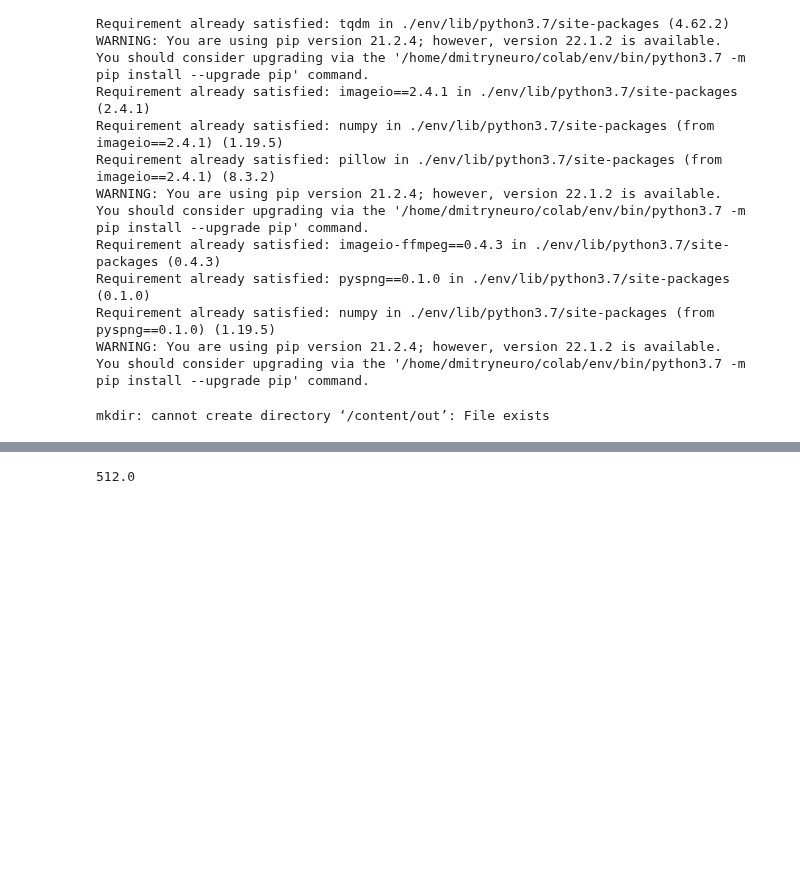
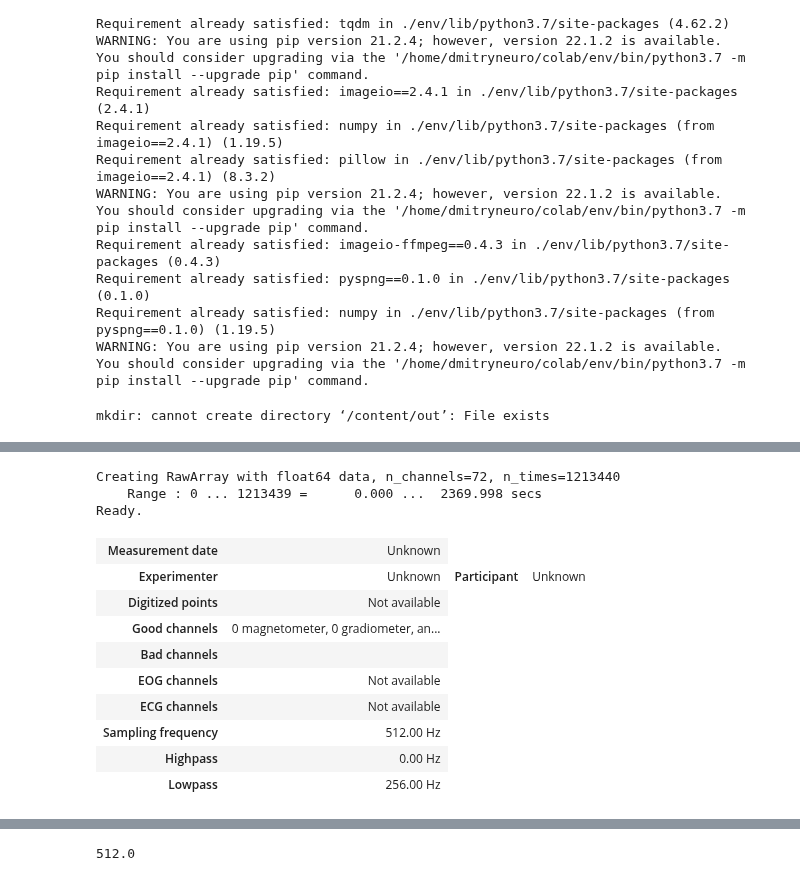
Before and after one commit to neuroidss/EEG-GAN-audio-video, a Jupyter notebook: bdf_coh_3d_viz.ipynb, the cells around one changed output, grey strips where cells are left out. Cells and saved outputs as stored; diff of their text form; code cells hidden in the pictures; blank space fills up the shorter version.

```diff
--- a/bdf_coh_3d_viz.ipynb
+++ b/bdf_coh_3d_viz.ipynb
@@ -150,0 +317,2 @@ Creating raw.info structure...
+# %%
+ch_names = ch_names_sync
@@ -265,0 +434,19 @@ if False:
+# %%
+raw1 = mne.io.RawArray(raw[:][0], info)
+# %% [output]
+Creating RawArray with float64 data, n_channels=72, n_times=1213440
+    Range : 0 ... 1213439 =      0.000 ...  2369.998 secs
+Ready.
+# %%
+raw1.info
+# %% [output]
+| Measurement date | Unknown |
+| Experimenter | Unknown | Participant | Unknown |
+| Digitized points | Not available |
+| Good channels | 0 magnetometer, 0 gradiometer, an... |
+| Bad channels |  |
+| EOG channels | Not available |
+| ECG channels | Not available |
+| Sampling frequency | 512.00 Hz |
+| Highpass | 0.00 Hz |
+| Lowpass | 256.00 Hz |
```
Also changed, not shown: parts of 38 cells of this notebook.
